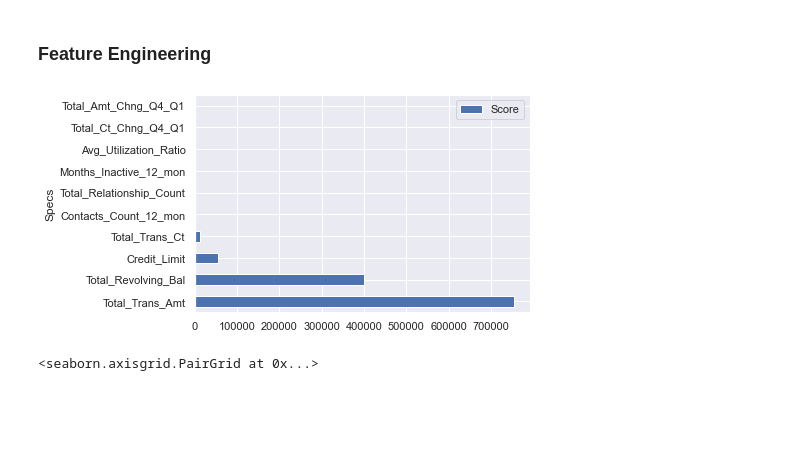
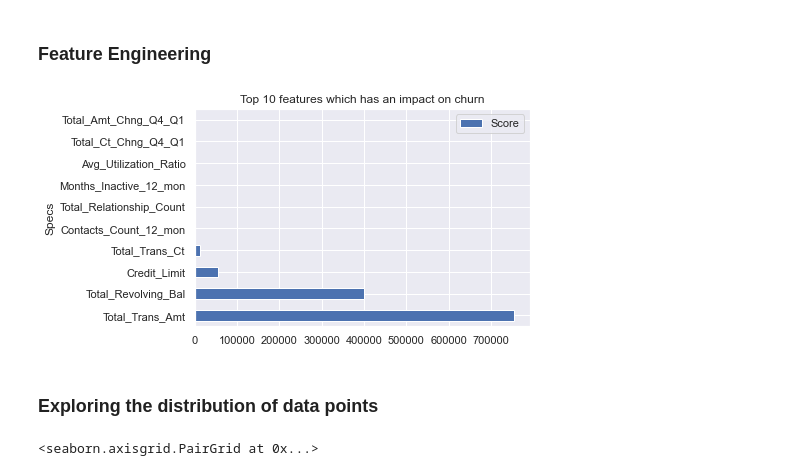
Before and after one commit to syedkhundmir99/Projects, a Jupyter notebook: Credit Card Churn Prediction.ipynb, the cells around one changed output. Cells and saved outputs as stored; diff of their text form; code cells hidden in the pictures; blank space fills up the shorter version.

```diff
--- a/Credit Card Churn Prediction.ipynb
+++ b/Credit Card Churn Prediction.ipynb
@@ -261,6 +220,6 @@ mydata.columns = ['type','count']
 # %%
-
-sns.barplot(x='type',y='count', data=mydata, palette='Spectral')
+sns.set_theme(style="dark")
+sns.barplot(x='Type of Customer',y='No of customers', data=mydata, palette='Spectral')
 plt.title('Percentage of existing and attrited customers')
 # %% [output]
 Text(0.5, 1.0, 'Percentage of existing and attrited customers')
@@ -307,9 +266,12 @@ featuresScores.columns = ['Specs','Score']
 # %%
 feature_imp = pd.DataFrame(featuresScores.nlargest(10,'Score')).set_index('Specs')
 feature_imp.plot(kind = 'barh')
+plt.title('Top 10 features which has an impact on churn')
 plt.show()
 # %% [output]
-[figure, old version]
+[figure, new version]
+# %% [markdown]
+### Exploring the distribution of data points
 # %%
 features = df3[['Total_Trans_Amt','Total_Revolving_Bal','Credit_Limit','Total_Trans_Ct','Contacts_Count_12_mon','Total_Relationship_Count','Months_Inactive_12_mon','Attrition_Flag']]
 
```
Also changed, not shown: parts of 23 cells of this notebook.
